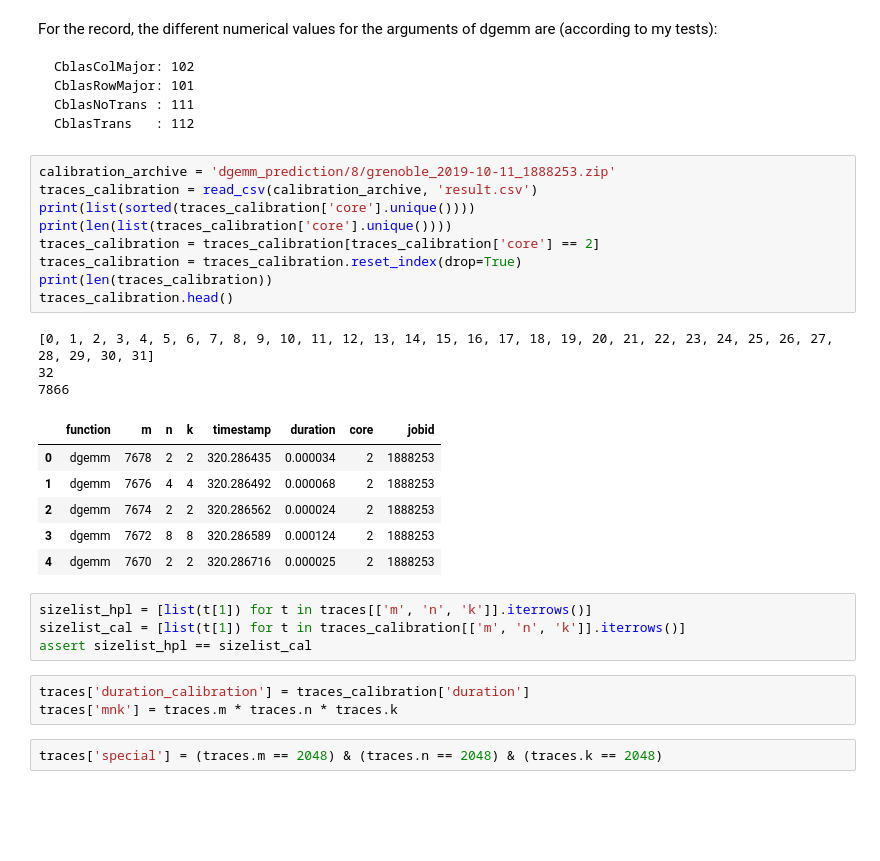
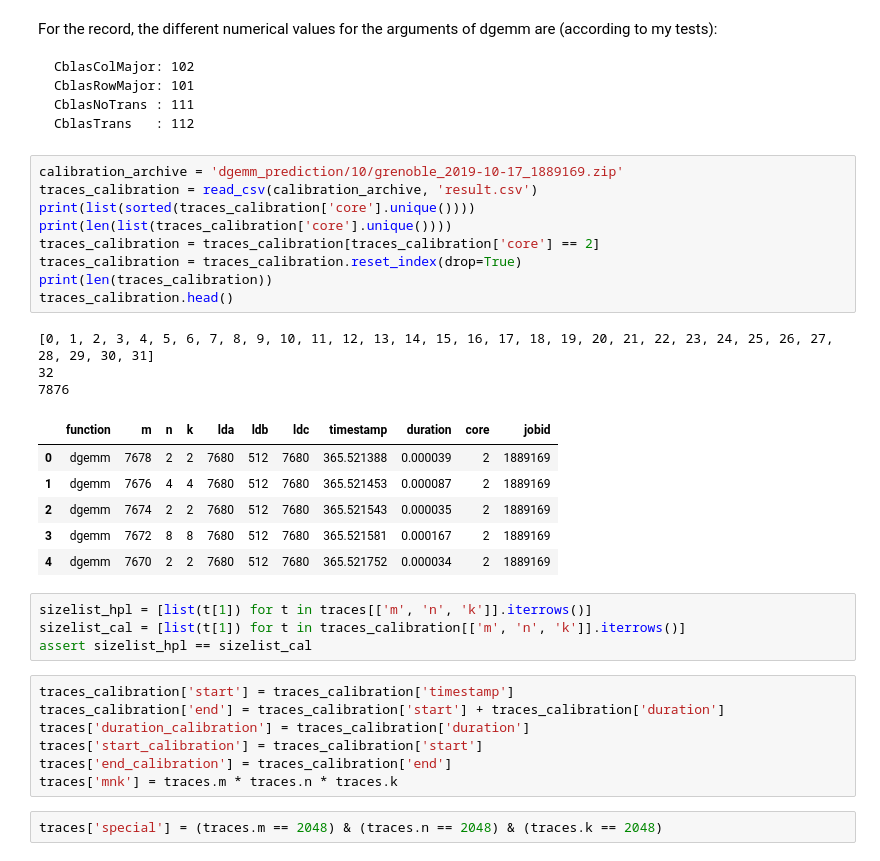
Before and after one commit to Ezibenroc/calibration_analysis, a Jupyter notebook: dahu/hpl/hpl_trace_dgemm_comparison.ipynb, the cells around one changed output. Saved outputs shown, nothing was run; the diff lists cells and outputs as text; blank space fills up the shorter version.

````diff
--- a/dahu/hpl/hpl_trace_dgemm_comparison.ipynb
+++ b/dahu/hpl/hpl_trace_dgemm_comparison.ipynb
@@ -65,30 +65,34 @@ CblasNoTrans : 111
 CblasTrans   : 112
 ```
 # %%
-calibration_archive = 'dgemm_prediction/8/grenoble_2019-10-11_1888253.zip'
+calibration_archive = 'dgemm_prediction/10/grenoble_2019-10-17_1889169.zip'
 traces_calibration = read_csv(calibration_archive, 'result.csv')
 print(list(sorted(traces_calibration['core'].unique())))
 print(len(list(traces_calibration['core'].unique())))
 traces_calibration = traces_calibration[traces_calibration['core'] == 2]
 traces_calibration = traces_calibration.reset_index(drop=True)
 print(len(traces_calibration))
 traces_calibration.head()
 # %% [output]
 [0, 1, 2, 3, 4, 5, 6, 7, 8, 9, 10, 11, 12, 13, 14, 15, 16, 17, 18, 19, 20, 21, 22, 23, 24, 25, 26, 27, 28, 29, 30, 31]
 32
-7866
+7876
-|  | function | m | n | k | timestamp | duration | core | jobid |
-| 0 | dgemm | 7678 | 2 | 2 | 320.286435 | 0.000034 | 2 | 1888253 |
-| 1 | dgemm | 7676 | 4 | 4 | 320.286492 | 0.000068 | 2 | 1888253 |
-| 2 | dgemm | 7674 | 2 | 2 | 320.286562 | 0.000024 | 2 | 1888253 |
-| 3 | dgemm | 7672 | 8 | 8 | 320.286589 | 0.000124 | 2 | 1888253 |
-| 4 | dgemm | 7670 | 2 | 2 | 320.286716 | 0.000025 | 2 | 1888253 |
+|  | function | m | n | k | lda | ldb | ldc | timestamp | duration | core | jobid |
+| 0 | dgemm | 7678 | 2 | 2 | 7680 | 512 | 7680 | 365.521388 | 0.000039 | 2 | 1889169 |
+| 1 | dgemm | 7676 | 4 | 4 | 7680 | 512 | 7680 | 365.521453 | 0.000087 | 2 | 1889169 |
+| 2 | dgemm | 7674 | 2 | 2 | 7680 | 512 | 7680 | 365.521543 | 0.000035 | 2 | 1889169 |
+| 3 | dgemm | 7672 | 8 | 8 | 7680 | 512 | 7680 | 365.521581 | 0.000167 | 2 | 1889169 |
+| 4 | dgemm | 7670 | 2 | 2 | 7680 | 512 | 7680 | 365.521752 | 0.000034 | 2 | 1889169 |
 # %%
 sizelist_hpl = [list(t[1]) for t in traces[['m', 'n', 'k']].iterrows()]
 sizelist_cal = [list(t[1]) for t in traces_calibration[['m', 'n', 'k']].iterrows()]
 assert sizelist_hpl == sizelist_cal
 # %%
+traces_calibration['start'] = traces_calibration['timestamp']
+traces_calibration['end'] = traces_calibration['start'] + traces_calibration['duration']
 traces['duration_calibration'] = traces_calibration['duration']
+traces['start_calibration'] = traces_calibration['start']
+traces['end_calibration'] = traces_calibration['end']
 traces['mnk'] = traces.m * traces.n * traces.k
 # %%
 traces['special'] = (traces.m == 2048) & (traces.n == 2048) & (traces.k == 2048)
````
Also changed, not shown: parts of 18 cells of this notebook, 4 other files.
